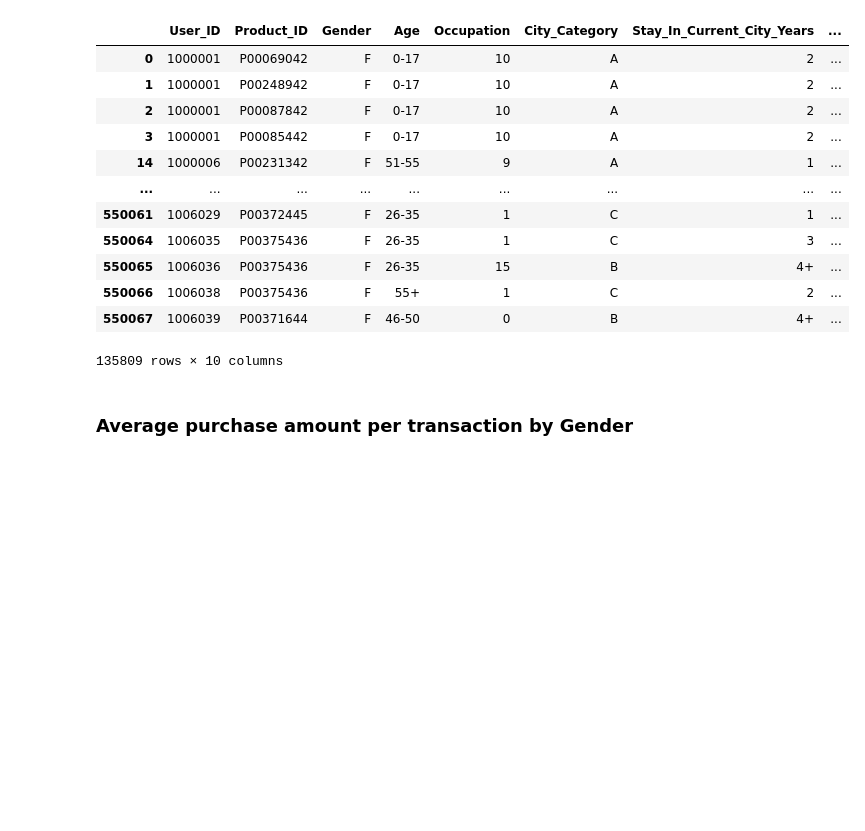
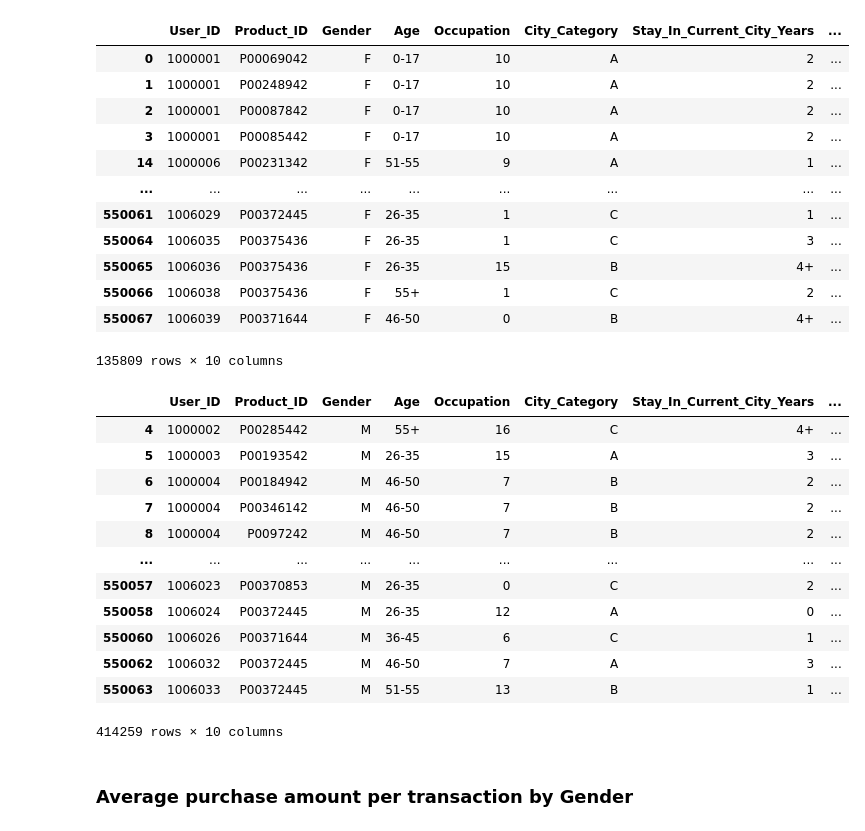
Before and after one commit to RichaGaharwar/Walmart---Confidence-Interval-CLT, a Jupyter notebook: Walmart_Confidence_Interval_&_CLT.ipynb, the cells around one changed output. Cells and saved outputs as stored; diff of their text form; code cells hidden in the pictures; blank space fills up the shorter version.

```diff
--- a/Walmart_Confidence_Interval_&_CLT.ipynb
+++ b/Walmart_Confidence_Interval_&_CLT.ipynb
@@ -578,6 +578,23 @@ female_customers
 | 550066 | 1006038 | P00375436 | F | 55+ | 1 | C | 2 | ... |
 | 550067 | 1006039 | P00371644 | F | 46-50 | 0 | B | 4+ | ... |
 135809 rows × 10 columns
+# %%
+male_customers = walmart[walmart['Gender'] == 'M']
+male_customers
+# %% [output]
+|  | User_ID | Product_ID | Gender | Age | Occupation | City_Category | Stay_In_Current_City_Years | ... |
+| 4 | 1000002 | P00285442 | M | 55+ | 16 | C | 4+ | ... |
+| 5 | 1000003 | P00193542 | M | 26-35 | 15 | A | 3 | ... |
+| 6 | 1000004 | P00184942 | M | 46-50 | 7 | B | 2 | ... |
+| 7 | 1000004 | P00346142 | M | 46-50 | 7 | B | 2 | ... |
+| 8 | 1000004 | P0097242 | M | 46-50 | 7 | B | 2 | ... |
+| ... | ... | ... | ... | ... | ... | ... | ... | ... |
+| 550057 | 1006023 | P00370853 | M | 26-35 | 0 | C | 2 | ... |
+| 550058 | 1006024 | P00372445 | M | 26-35 | 12 | A | 0 | ... |
+| 550060 | 1006026 | P00371644 | M | 36-45 | 6 | C | 1 | ... |
+| 550062 | 1006032 | P00372445 | M | 46-50 | 7 | A | 3 | ... |
+| 550063 | 1006033 | P00372445 | M | 51-55 | 13 | B | 1 | ... |
+414259 rows × 10 columns
 # %% [markdown]
 ### Average purchase amount per transaction by Gender
 # %%
```
Also changed, not shown: parts of 6 cells of this notebook.
